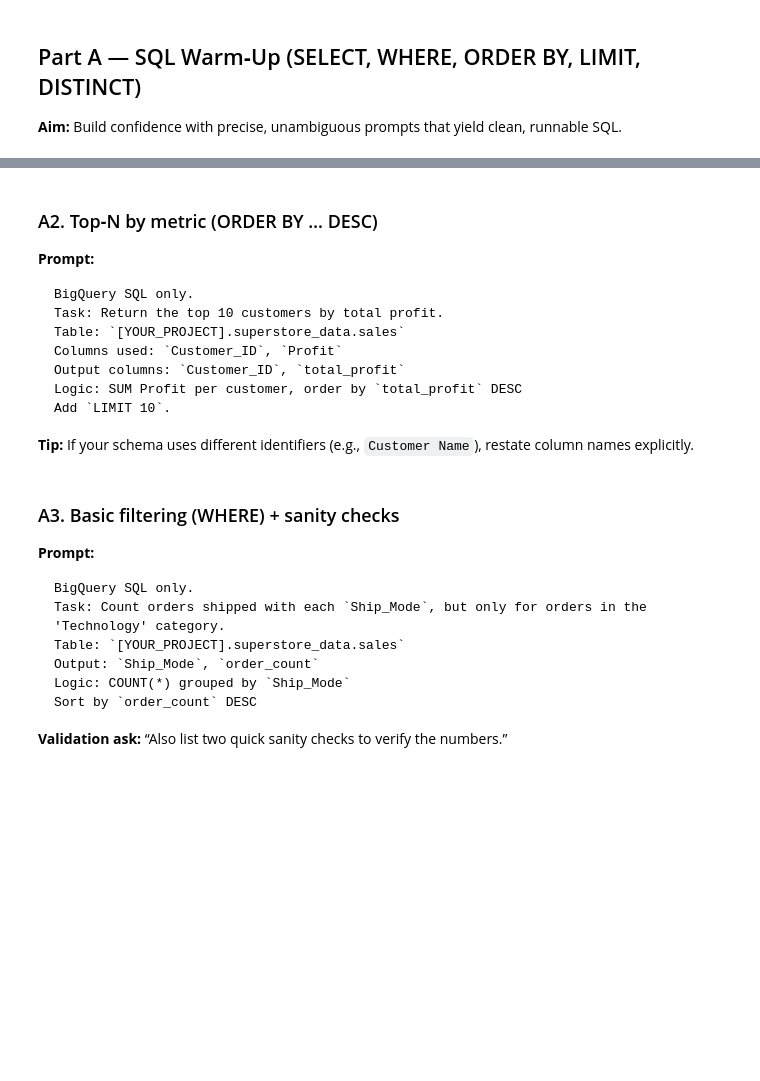
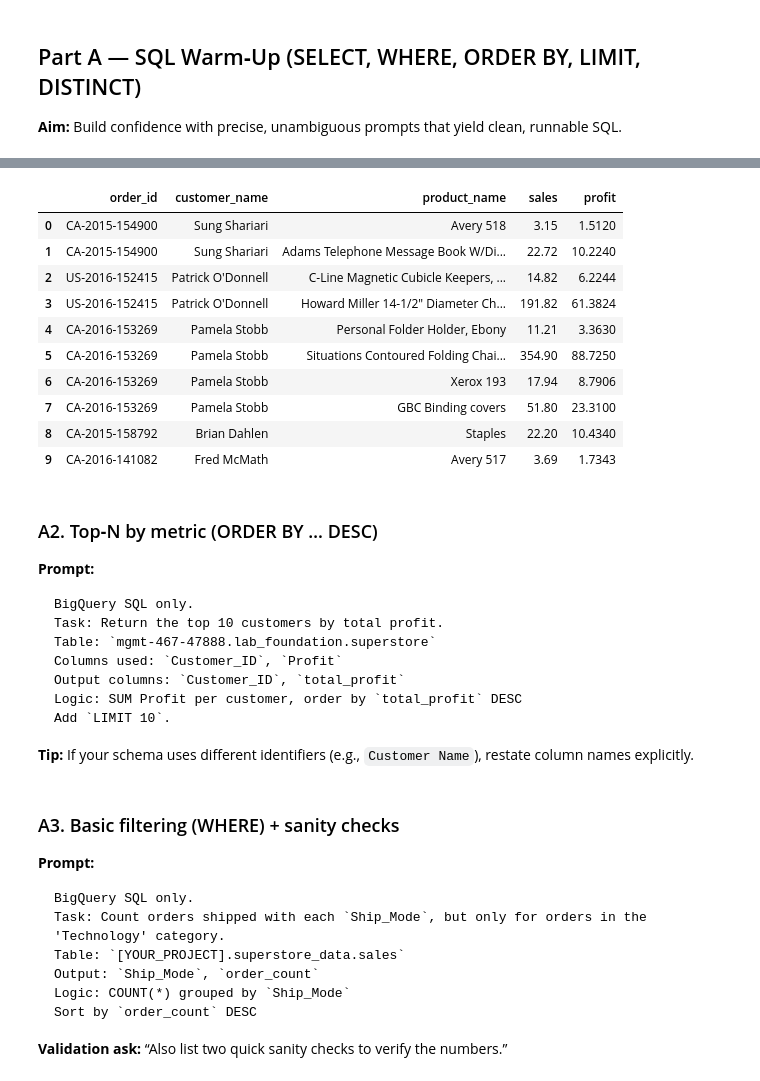
Before and after one commit to bigDataNCloud/mgmt_467_resources, a Jupyter notebook: Unit1_Labs/Lab_2_Advanced_EDA_with_Interactive_Visualization/Lab_VertexAI_BigQuery_PromptsOnly.ipynb, the cells around one changed output, grey strips where cells are left out. Cells and saved outputs as stored; diff of their text form; code cells hidden in the pictures; blank space fills up the shorter version.

````diff
--- a/Unit1_Labs/Lab_2_Advanced_EDA_with_Interactive_Visualization/Lab_VertexAI_BigQuery_PromptsOnly.ipynb
+++ b/Unit1_Labs/Lab_2_Advanced_EDA_with_Interactive_Visualization/Lab_VertexAI_BigQuery_PromptsOnly.ipynb
@@ -25,0 +152,28 @@ If you are using *Global Superstore*, make sure column names match your schema (
+# %%
+# Execute the CREATE VIEW SQL query
+try:
+    query_job = client.query(create_view_sql)  # API request
+    query_job.result()  # Waits for the query to finish
+    print(f"View '{new_view_id}' created/replaced successfully in dataset '{dataset_id}'.")
+except Exception as e:
+    print(f"An error occurred while creating the view: {e}")
+
+# Now, let's print 10 rows from the newly created view to verify
+print(f"\n--- First 10 rows from the new view '{new_view_id}' ---")
+try:
+    # Construct a reference to the new view
+    view_table_ref = client.dataset(dataset_id).table(new_view_id)
+
+    # Fetch the first 10 rows
+    rows = client.list_rows(view_table_ref, max_results=10)
+
+    # Print header
+    print(" | ".join([field.name for field in rows.schema]))
+    print("-" * 80) # Separator
+
+    # Print rows
+    for row in rows:
+        print(" | ".join([str(item) for item in row.values()]))
+
+except Exception as e:
+    print(f"An error occurred while fetching rows from the view: {e}")
@@ -39,13 +255,39 @@ Act as a senior BigQuery analyst. Produce a **single runnable BigQuery SQL** (no
 - Add: `LIMIT 100` to control cost during exploration.
 ```
 **Reflection:** Did the result match your expectations? If not, what ambiguity in your prompt might have caused the mismatch?
+# %%
+query_string = """
+SELECT
+    DISTINCT `Sub-Category` AS Sub_Category
+FROM
+    `mgmt-467-47888.lab1_foundation.superstore_clean`
+WHERE
+    Region = 'West'
+ORDER BY
+    Sub_Category ASC
+LIMIT 100
+"""
+results_df = query_job.to_dataframe()
+display(results_df)
+# %% [output]
+|  | order_id | customer_name | product_name | sales | profit |
+| 0 | CA-2015-154900 | Sung Shariari | Avery 518 | 3.15 | 1.5120 |
+| 1 | CA-2015-154900 | Sung Shariari | Adams Telephone Message Book W/Di... | 22.72 | 10.2240 |
+| 2 | US-2016-152415 | Patrick O'Donnell | C-Line Magnetic Cubicle Keepers, ... | 14.82 | 6.2244 |
+| 3 | US-2016-152415 | Patrick O'Donnell | Howard Miller 14-1/2" Diameter Ch... | 191.82 | 61.3824 |
+| 4 | CA-2016-153269 | Pamela Stobb | Personal Folder Holder, Ebony | 11.21 | 3.3630 |
+| 5 | CA-2016-153269 | Pamela Stobb | Situations Contoured Folding Chai... | 354.90 | 88.7250 |
+| 6 | CA-2016-153269 | Pamela Stobb | Xerox 193 | 17.94 | 8.7906 |
+| 7 | CA-2016-153269 | Pamela Stobb | GBC Binding covers | 51.80 | 23.3100 |
+| 8 | CA-2015-158792 | Brian Dahlen | Staples | 22.20 | 10.4340 |
+| 9 | CA-2016-141082 | Fred McMath | Avery 517 | 3.69 | 1.7343 |
 # %% [markdown]
 ### A2. Top‑N by metric (ORDER BY … DESC)
 **Prompt:**
 ```
 BigQuery SQL only.
 Task: Return the top 10 customers by total profit.
-Table: `[YOUR_PROJECT].superstore_data.sales`
+Table: `mgmt-467-47888.lab_foundation.superstore`
 Columns used: `Customer_ID`, `Profit`
 Output columns: `Customer_ID`, `total_profit`
 Logic: SUM Profit per customer, order by `total_profit` DESC
````
Also changed, not shown: parts of 10 cells of this notebook.
